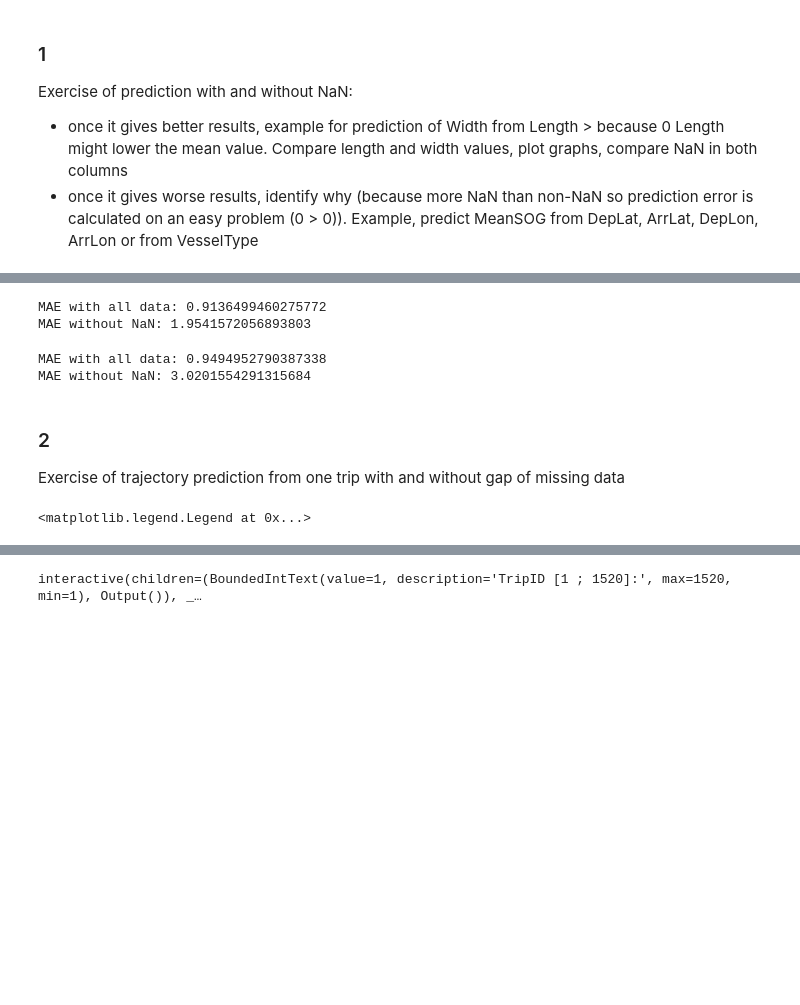
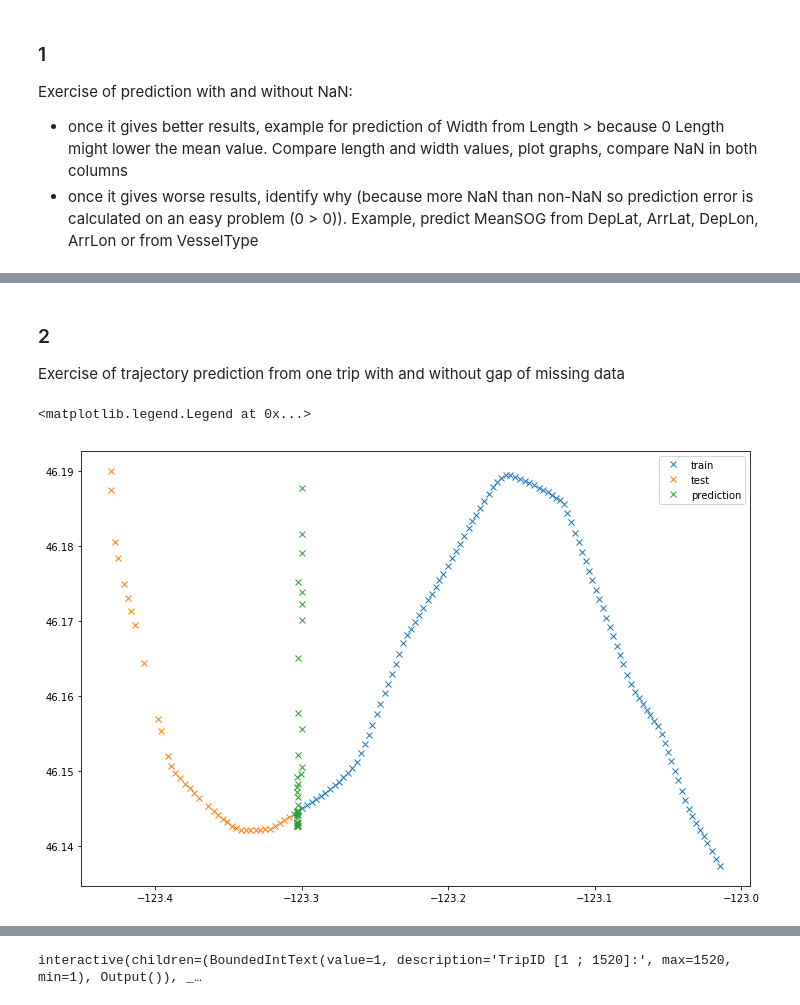
Before and after one commit to xldrkp/jb-test, a Jupyter notebook: content/chapter1-numerical/1-2-experiments.ipynb, the cells around one changed output, grey strips where cells are left out. Saved outputs shown, nothing was run; the diff lists cells and outputs as text; code cells hidden in the pictures; blank space fills up the shorter version.

```diff
--- a/content/chapter1-numerical/1-2-experiments.ipynb
+++ b/content/chapter1-numerical/1-2-experiments.ipynb
@@ -165,33 +203,3 @@ MAE without NaN: 2.0717238095238097
-# %%
-# Prediction of MeanSOG from start and end positions
-x = ['DepLat', 'ArrLat', 'DepLon', 'ArrLon']
-y = ['MeanSOG']
-
-static_selected = static_data.dropna()
-
-pred1, ytest1 = knn_regression(static_data, x, y)
-pred2, ytest2 = knn_regression(static_selected, x, y)
-
-print('MAE with all data: ' + str(mean_absolute_error(pred1, ytest1)))
-print('MAE without NaN: ' + str(mean_absolute_error(pred2, ytest2)))
-# %% [output]
-MAE with all data: 0.9136499460275772
-MAE without NaN: 1.9541572056893803
-# %%
-# Prediction of MeanSOG from VesselType
-x = ['VesselType']
-y = ['MeanSOG']
-
-static_selected = static_data.dropna()
-
-pred1, ytest1 = knn_regression(static_data, x, y)
-pred2, ytest2 = knn_regression(static_selected, x, y)
-
-print('MAE with all data: ' + str(mean_absolute_error(pred1, ytest1)))
-print('MAE without NaN: ' + str(mean_absolute_error(pred2, ytest2)))
-# %% [output]
-MAE with all data: 0.9494952790387338
-MAE without NaN: 3.0201554291315684
 # %% [markdown]
 ### 2
 Exercise of trajectory prediction from one trip with and without gap of missing data
@@ -210,15 +218,16 @@ train_lon, test_lon, prediction_lon, baseline_lon, error_lon = rf_trajectory(df,
 # %%
 # Plot the result
 
 import matplotlib.pyplot as plt
 
 plt.figure(figsize=(12,8))
 plt.plot(np.asarray(train_lon['LON']), np.asarray(train_lat['LAT']), 'x', label = 'train')
 plt.plot(np.asarray(test_lon['LON']), np.asarray(test_lat['LAT']), 'x', label = 'test')
 plt.plot(np.asarray(prediction_lon), np.asarray(prediction_lat), 'x', label = 'prediction')
-plt.legend(loc = 'upper left')
+plt.legend(loc = 'upper right')
 # %% [output]
 <matplotlib.legend.Legend at 0x...>
+[figure, added]
 # %%
 # Do the prediction on the same trip but with a gap of missing values
 
```
Also changed, not shown: parts of 21 cells of this notebook.
